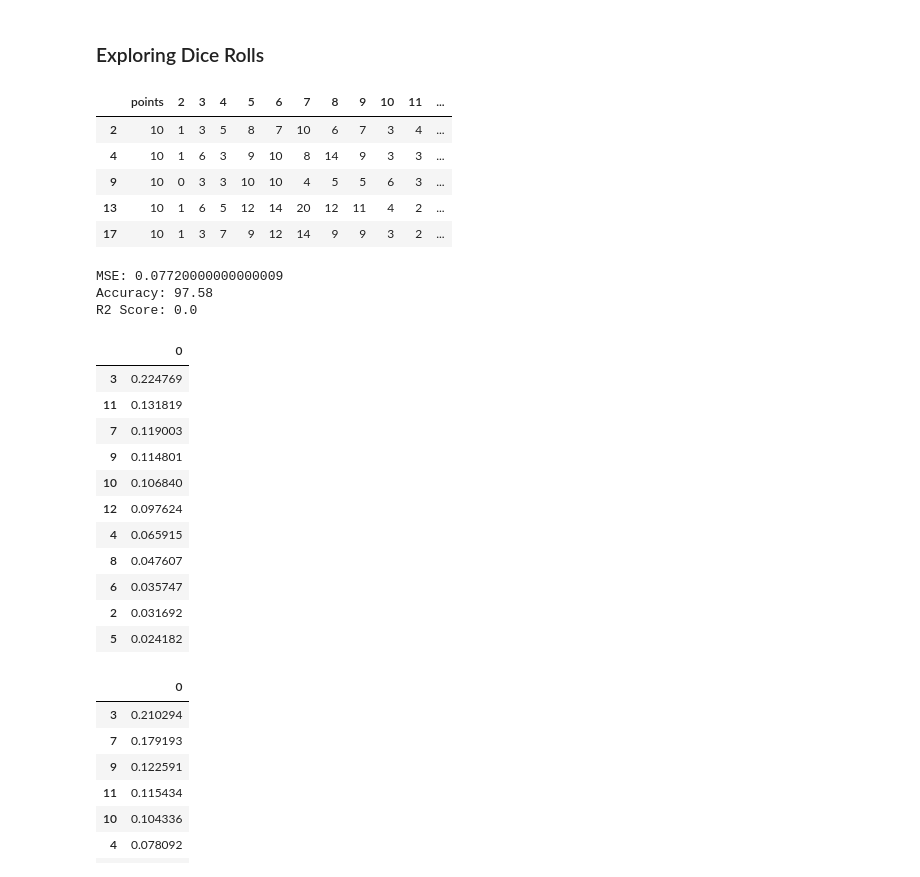
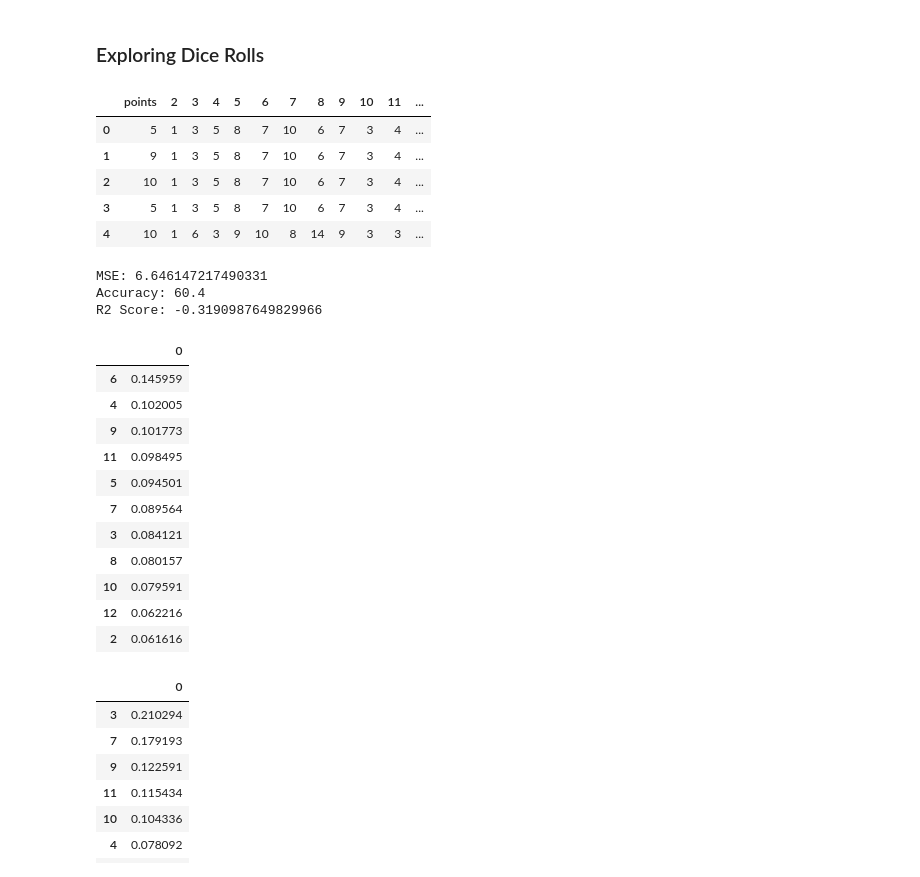
Before and after one commit to okwan91/catanstrategy, a Jupyter notebook: notebooks/Sandbox.ipynb, the cells around one changed output. Saved outputs shown, nothing was run; the diff lists cells and outputs as text; code cells hidden in the pictures.

```diff
--- a/notebooks/Sandbox.ipynb
+++ b/notebooks/Sandbox.ipynb
@@ -746,15 +789,15 @@ ft_imp(X_df,y_df)
 # %%
 dice = data.iloc[:,:27]
 dice = dice.drop(['gameNum','player','me','settlement1_resource1','settlement1_resource2','settlement1_resource3','settlement2_resource1','settlement2_resource2','settlement2_resource3', 'settlement1','settlement1_num2','settlement1_num3','settlement2','settlement2_num2','settlement2_num3'],axis = 1)
-dice = dice[dice['points'] >=10]
+# dice = dice[dice['points'] >=10]
 dice.head()
 # %% [output]
 |  | points | 2 | 3 | 4 | 5 | 6 | 7 | 8 | 9 | 10 | 11 | ... |
+| 0 | 5 | 1 | 3 | 5 | 8 | 7 | 10 | 6 | 7 | 3 | 4 | ... |
+| 1 | 9 | 1 | 3 | 5 | 8 | 7 | 10 | 6 | 7 | 3 | 4 | ... |
 | 2 | 10 | 1 | 3 | 5 | 8 | 7 | 10 | 6 | 7 | 3 | 4 | ... |
+| 3 | 5 | 1 | 3 | 5 | 8 | 7 | 10 | 6 | 7 | 3 | 4 | ... |
 | 4 | 10 | 1 | 6 | 3 | 9 | 10 | 8 | 14 | 9 | 3 | 3 | ... |
-| 9 | 10 | 0 | 3 | 3 | 10 | 10 | 4 | 5 | 5 | 6 | 3 | ... |
-| 13 | 10 | 1 | 6 | 5 | 12 | 14 | 20 | 12 | 11 | 4 | 2 | ... |
-| 17 | 10 | 1 | 3 | 7 | 9 | 12 | 14 | 9 | 9 | 3 | 2 | ... |
 # %%
 X_dice = dice.drop('points', axis =1)
 y_dice = dice['points']
@@ -775,21 +818,21 @@ dice_ft = pd.DataFrame(dice_imp, index = dice_names).sort_values(by = 0, ascendi
 
 dice_ft
 # %% [output]
-MSE: 0.07720000000000009
-Accuracy: 97.58
-R2 Score: 0.0
+MSE: 6.646147217490331
+Accuracy: 60.4
+R2 Score: -0.3190987649829966
 |  | 0 |
-| 3 | 0.224769 |
-| 11 | 0.131819 |
-| 7 | 0.119003 |
-| 9 | 0.114801 |
-| 10 | 0.106840 |
-| 12 | 0.097624 |
-| 4 | 0.065915 |
-| 8 | 0.047607 |
-| 6 | 0.035747 |
-| 2 | 0.031692 |
-| 5 | 0.024182 |
+| 6 | 0.145959 |
+| 4 | 0.102005 |
+| 9 | 0.101773 |
+| 11 | 0.098495 |
+| 5 | 0.094501 |
+| 7 | 0.089564 |
+| 3 | 0.084121 |
+| 8 | 0.080157 |
+| 10 | 0.079591 |
+| 12 | 0.062216 |
+| 2 | 0.061616 |
 # %%
 dice_imp = dice_model.feature_importances_
 dice_names = X_dice.columns
```
Also changed, not shown: parts of 4 cells of this notebook.
